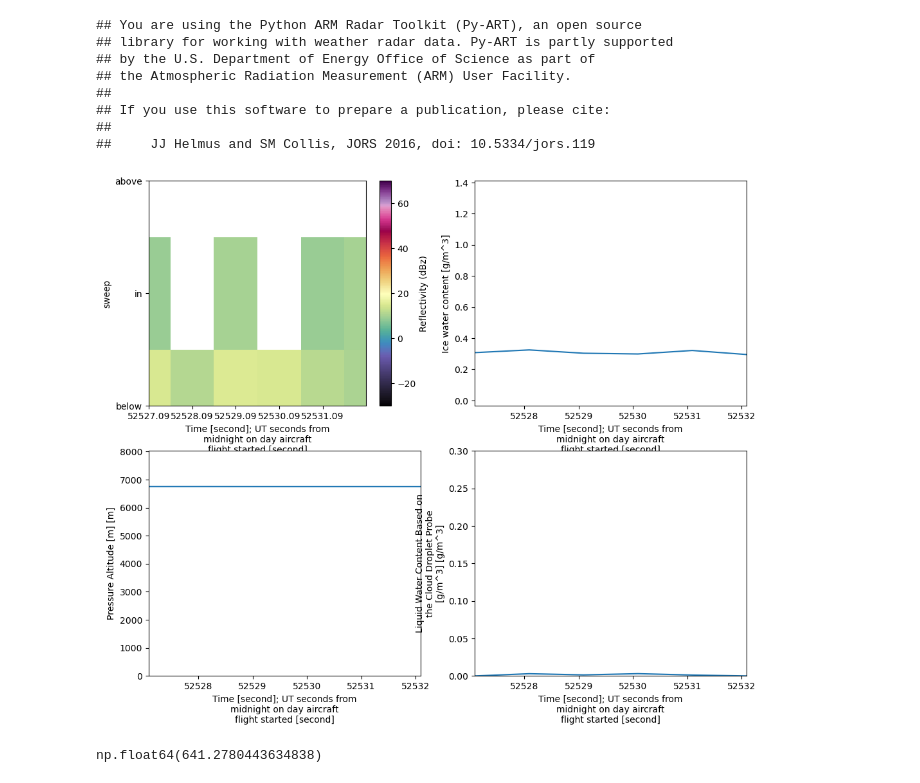
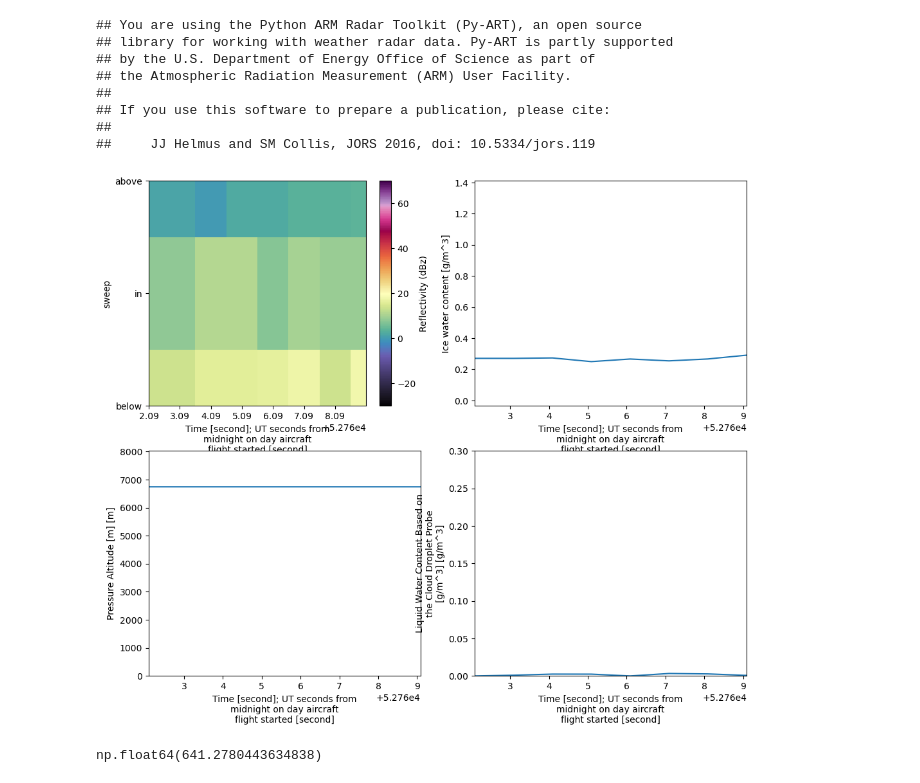
Before and after one commit to brycerrickbeil/2026-SULI-Bryce-Rickbeil, a Jupyter notebook: students/bryce_rickbeil/notebooks/RadCAT.ipynb, the cells around one changed output. Cells and saved outputs as stored; diff of their text form; code cells hidden in the pictures.

```diff
--- a/students/bryce_rickbeil/notebooks/RadCAT.ipynb
+++ b/students/bryce_rickbeil/notebooks/RadCAT.ipynb
@@ -256,34 +354,36 @@ Data = xr.concat([cloud_micro, cloud_micro_radar], dim="Time")
 # %%
 # Time calculator
 #start_time = ((3600 * 14) + (60 * 35) + 6)
 #end_time = ((3600 * 14) + (60 * 37) + 27)
-start_time = cloud_micro_radar.Time.data[6080]
-end_time = start_time + 5
+#start_time = cloud_micro_radar.Time.data[6315]
+ds = xr.open_dataset('flight_data/11_05_20_Radar.nc')
+start_time = ds.Time.data[6315]
+end_time = start_time + 7
 
 fig, axs = plt.subplots(nrows=2, ncols=2, figsize=(12, 10))
 
-Data.Radar_Reflectivity.plot(x = 'Time',
+ds.Radar_Reflectivity.plot(x = 'Time',
                             ax = axs[0, 0],
                             cmap = 'ChaseSpectral',
                             vmin = -30,
                             vmax = 70,
                             cbar_kwargs={"label": "Reflectivity (dBz)"})
 axs[0, 0].set_xlim(start_time, end_time)
 
-cloud_micro.IWC.plot(ax = axs[0, 1])
+ds.IWC.plot(ax = axs[0, 1])
 axs[0,1].set_xlim(start_time, end_time)
 
-cloud_micro.Press_Alt.plot(ax = axs[1, 0])
+ds.Press_Alt.plot(ax = axs[1, 0])
 axs[1, 0].set_xlim(start_time, end_time)
 
-cloud_micro.CDP_LWC.plot(ax = axs[1, 1])
+ds.CDP_LWC.plot(ax = axs[1, 1])
 axs[1, 1].set_xlim(start_time, end_time)
 axs[1, 1].set_ylim(0, .3)
 
 axs[0, 0].set_xticks(np.arange(start_time, end_time, 1))
 plt.show()
 # %% [output]
-[figure, old version]
+[figure, new version]
 # %%
 vert_radar_profile.corrected_reflectivity_horizontal.height.data[0]
 # %% [output]
```
Also changed, not shown: parts of 12 cells of this notebook.
